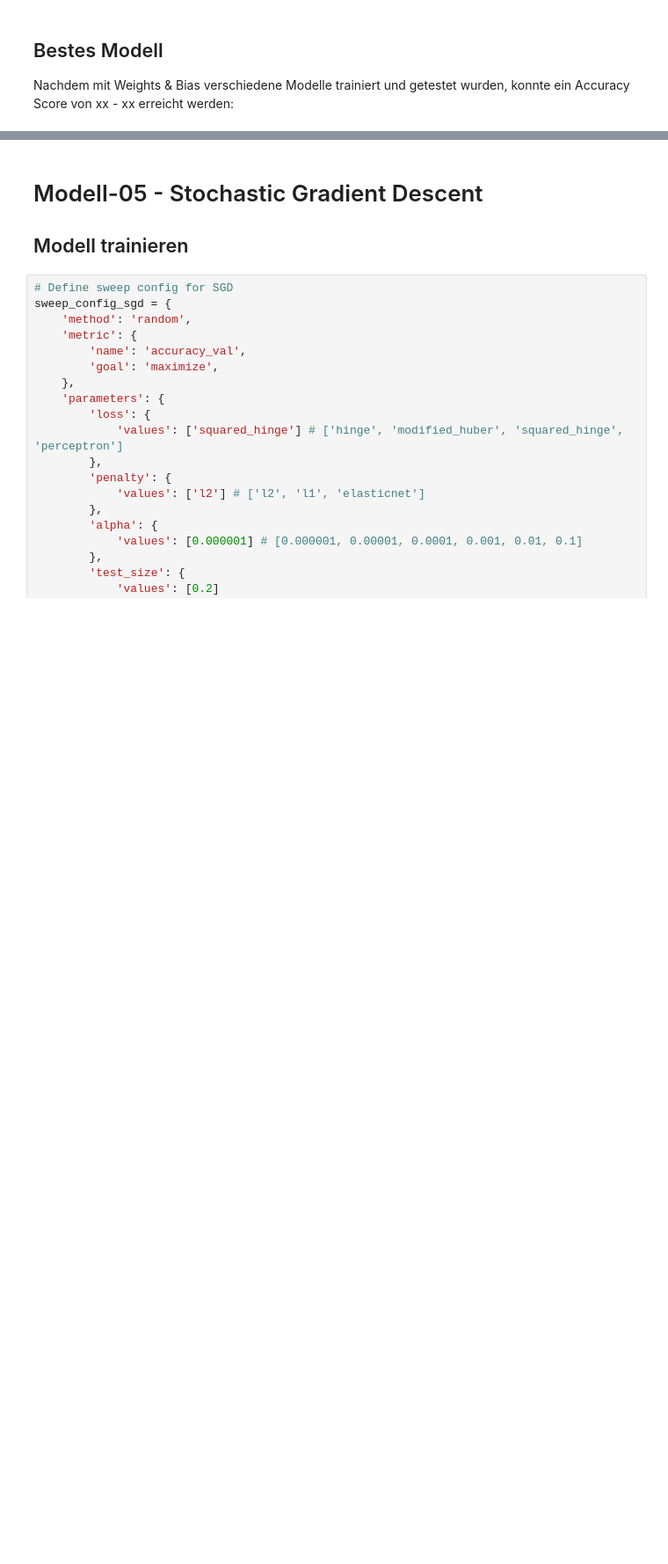
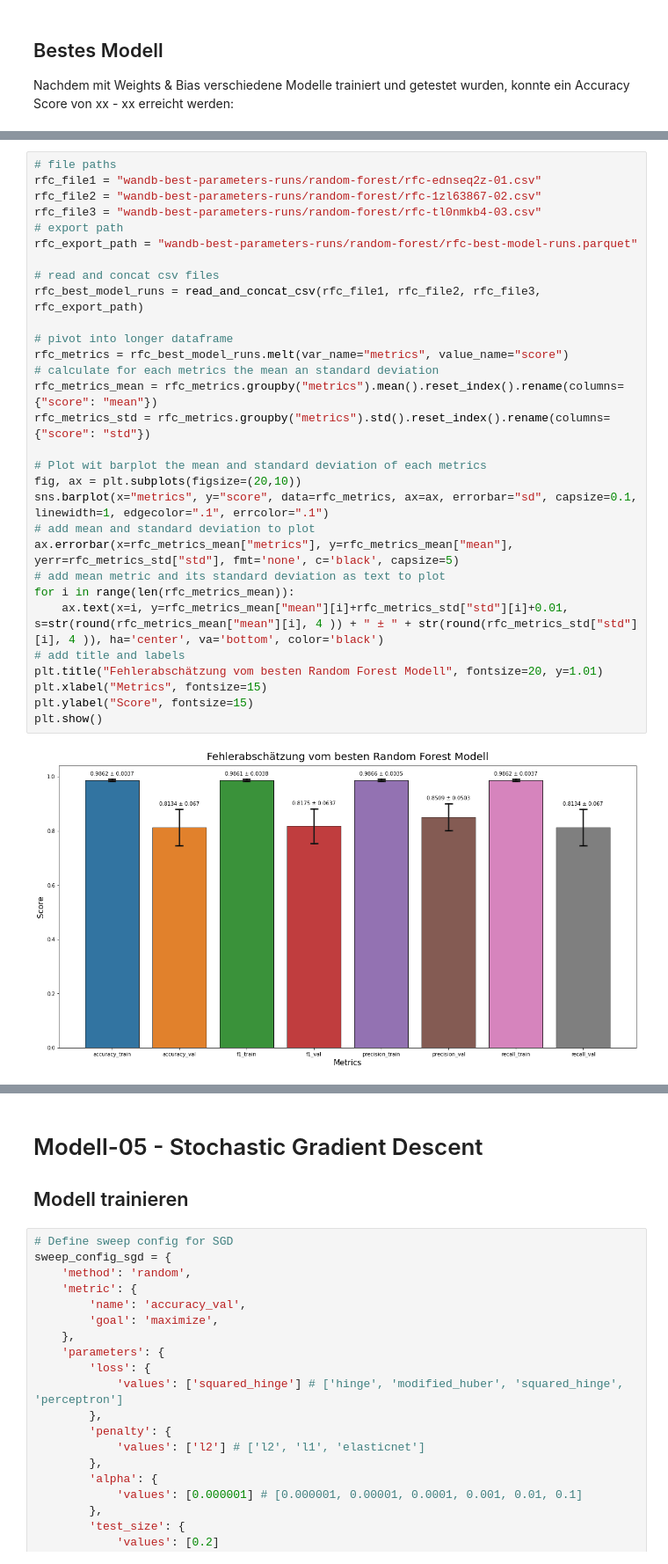
Before and after one commit to CDL1-Sensor/Sensor-Klassifikation-ohne-Deep-Learning, a Jupyter notebook: ML-Modelle.ipynb, the cells around one changed output, grey strips where cells are left out. Shown at 88% size. Saved outputs shown, nothing was run; the diff lists cells and outputs as text; blank space fills up the shorter version.

```diff
--- a/ML-Modelle.ipynb
+++ b/ML-Modelle.ipynb
@@ -606,6 +702,38 @@ plt.show()
 Damit wir wissen, wie gross die Streubreite unserer Metrik ist, wurden vom besten Hyperparamter Run mehrere Modelle mit den gleichen Hyperparameter trainiert, jedoch mit unterschiedlichem random_state split.
 
 Die Runs wurden ebenfalls ins Weights & Bias gelogt, die Daten als csv extrahiert und hier wieder einglesen und verarbeitet sowie visualisierrt.
+# %%
+# file paths
+rfc_file1 = "wandb-best-parameters-runs/random-forest/rfc-ednseq2z-01.csv"
+rfc_file2 = "wandb-best-parameters-runs/random-forest/rfc-1zl63867-02.csv"
+rfc_file3 = "wandb-best-parameters-runs/random-forest/rfc-tl0nmkb4-03.csv"
+# export path
+rfc_export_path = "wandb-best-parameters-runs/random-forest/rfc-best-model-runs.parquet"
+
+# read and concat csv files
+rfc_best_model_runs = read_and_concat_csv(rfc_file1, rfc_file2, rfc_file3, rfc_export_path)
+
+# pivot into longer dataframe
+rfc_metrics = rfc_best_model_runs.melt(var_name="metrics", value_name="score")
+# calculate for each metrics the mean an standard deviation
+rfc_metrics_mean = rfc_metrics.groupby("metrics").mean().reset_index().rename(columns={"score": "mean"})
+rfc_metrics_std = rfc_metrics.groupby("metrics").std().reset_index().rename(columns={"score": "std"})
+
+# Plot wit barplot the mean and standard deviation of each metrics
+fig, ax = plt.subplots(figsize=(20,10))
+sns.barplot(x="metrics", y="score", data=rfc_metrics, ax=ax, errorbar="sd", capsize=0.1, linewidth=1, edgecolor=".1", errcolor=".1")
+# add mean and standard deviation to plot
+ax.errorbar(x=rfc_metrics_mean["metrics"], y=rfc_metrics_mean["mean"], yerr=rfc_metrics_std["std"], fmt='none', c='black', capsize=5)
+# add mean metric and its standard deviation as text to plot
+for i in range(len(rfc_metrics_mean)):
+    ax.text(x=i, y=rfc_metrics_mean["mean"][i]+rfc_metrics_std["std"][i]+0.01, s=str(round(rfc_metrics_mean["mean"][i], 4 )) + " ± " + str(round(rfc_metrics_std["std"][i], 4 )), ha='center', va='bottom', color='black')
+# add title and labels
+plt.title("Fehlerabschätzung vom besten Random Forest Modell", fontsize=20, y=1.01)
+plt.xlabel("Metrics", fontsize=15)
+plt.ylabel("Score", fontsize=15)
+plt.show()
+# %% [output]
+[figure, added]
 # %% [markdown]
 ## Fazit
 
```
Also changed, not shown: parts of 21 cells of this notebook.
